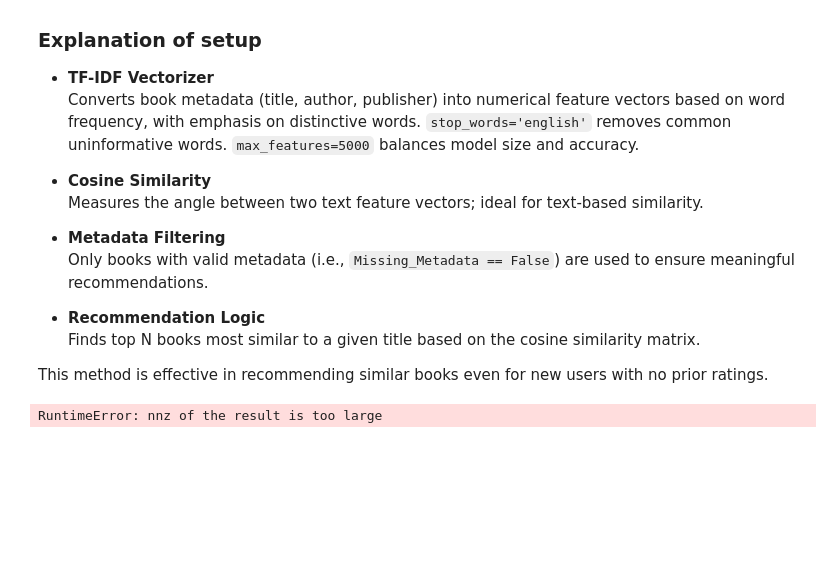
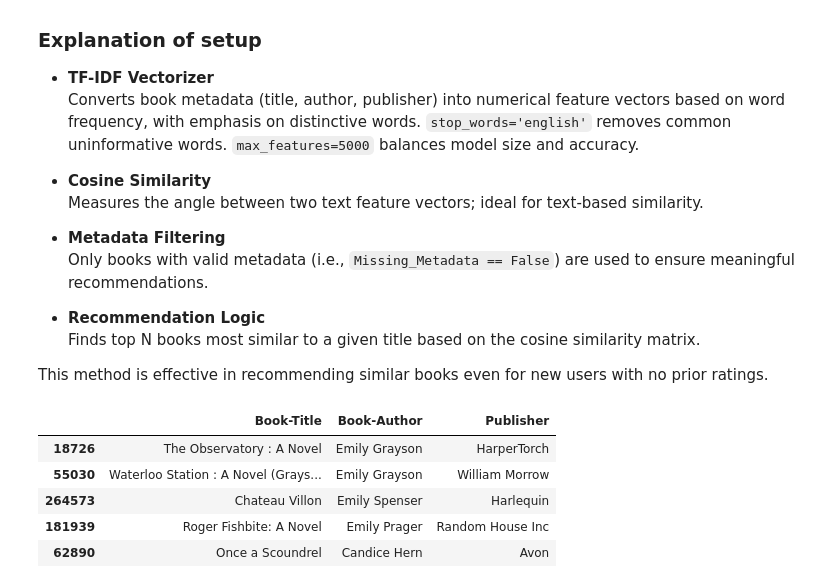
Before and after one commit to ruth-kitasi/Online-Book-Recommender-System, a Jupyter notebook: notebooks/leo.ipynb, the cells around one changed output. Saved outputs shown, nothing was run; the diff lists cells and outputs as text; code cells hidden in the pictures; blank space fills up the shorter version.

Commit message:
Modeling, optimise content-based filtering for memory effiecieny

```diff
--- a/notebooks/leo.ipynb
+++ b/notebooks/leo.ipynb
@@ -1005,39 +1005,46 @@ We first filter out books with missing metadata and use **TF-IDF vectorization**
   Finds top N books most similar to a given title based on the cosine similarity matrix.
 
 This method is effective in recommending similar books even for new users with no prior ratings.
-# %%
-# Step 1: Filter out rows with missing metadata
-content_df = merged_df[merged_df['Missing_Metadata'] == False].copy()
-content_df = content_df.drop_duplicates(subset='ISBN')  # Retain unique books only
-
-# Step 2: Create combined metadata string
-content_df[['Book-Title', 'Book-Author', 'Publisher']] = content_df[['Book-Title', 'Book-Author', 'Publisher']].fillna('')
-content_df['combined_features'] = (
-    content_df['Book-Title'] + ' ' + content_df['Book-Author'] + ' ' + content_df['Publisher']
-)
-
-# Step 3: Vectorize using TF-IDF
-from sklearn.feature_extraction.text import TfidfVectorizer
-
-tfidf = TfidfVectorizer(stop_words='english', max_features=5000)
-tfidf_matrix = tfidf.fit_transform(content_df['combined_features'])
-
-# Step 4: Compute cosine similarity
-from sklearn.metrics.pairwise import cosine_similarity
-
-cosine_sim = cosine_similarity(tfidf_matrix, tfidf_matrix)
-
-# Step 5: Build recommendation function
-content_df = content_df.reset_index(drop=True)
-
-def recommend_books(title, cosine_sim=cosine_sim, df=content_df):
-    indices = df[df['Book-Title'].str.lower() == title.lower()].index
-    if not len(indices):
-        return "Book not found in the database."
-    idx = indices[0]
-    sim_scores = list(enumerate(cosine_sim[idx]))
-    sim_scores = sorted(sim_scores, key=lambda x: x[1], reverse=True)[1:6]
-    book_indices = [i[0] for i in sim_scores]
-    return df.iloc[book_indices][['Book-Title', 'Book-Author', 'Publisher']]
-# %% [output]
-RuntimeError: nnz of the result is too large
+# %%
+# Step 1: Create copy of books_df to get metadata
+metadata_books = books_df[['Book-Title', 'Book-Author', 'Publisher']].copy()
+
+# Step 2: Combine title, author, and publisher into a single string
+metadata_books['content'] = (
+    metadata_books['Book-Title'].fillna('') + ' ' +
+    metadata_books['Book-Author'].fillna('') + ' ' +
+    metadata_books['Publisher'].fillna('')
+)
+
+# Step 3: Apply TF-IDF vectorization
+from sklearn.feature_extraction.text import TfidfVectorizer
+vectorizer = TfidfVectorizer(stop_words='english', max_features=5000)
+tfidf_matrix = vectorizer.fit_transform(metadata_books['content'])
+
+# Step 4: Define a recommendation function that computes similarity for a single book
+from sklearn.metrics.pairwise import cosine_similarity
+
+
+def recommend_books(title, n=5):
+    try:
+        idx = metadata_books[metadata_books['Book-Title'].str.lower() == title.lower()].index[0]
+    except IndexError:
+        return f"No book found with title: {title}"
+
+    # Compute cosine similarity between the selected book and all others
+    sim_scores = cosine_similarity(tfidf_matrix[idx], tfidf_matrix).flatten()
+
+    # Get indices of top similar books (excluding the book itself)
+    similar_indices = sim_scores.argsort()[::-1][1:n+1]
+
+    return metadata_books.iloc[similar_indices][['Book-Title', 'Book-Author', 'Publisher']]
+
+# Example usage
+recommend_books("The Gazebo: A Novel")
+# %% [output]
+|  | Book-Title | Book-Author | Publisher |
+| 18726 | The Observatory : A Novel | Emily Grayson | HarperTorch |
+| 55030 | Waterloo Station : A Novel (Grays... | Emily Grayson | William Morrow |
+| 264573 | Chateau Villon | Emily Spenser | Harlequin |
+| 181939 | Roger Fishbite: A Novel | Emily Prager | Random House Inc |
+| 62890 | Once a Scoundrel | Candice Hern | Avon |
```
